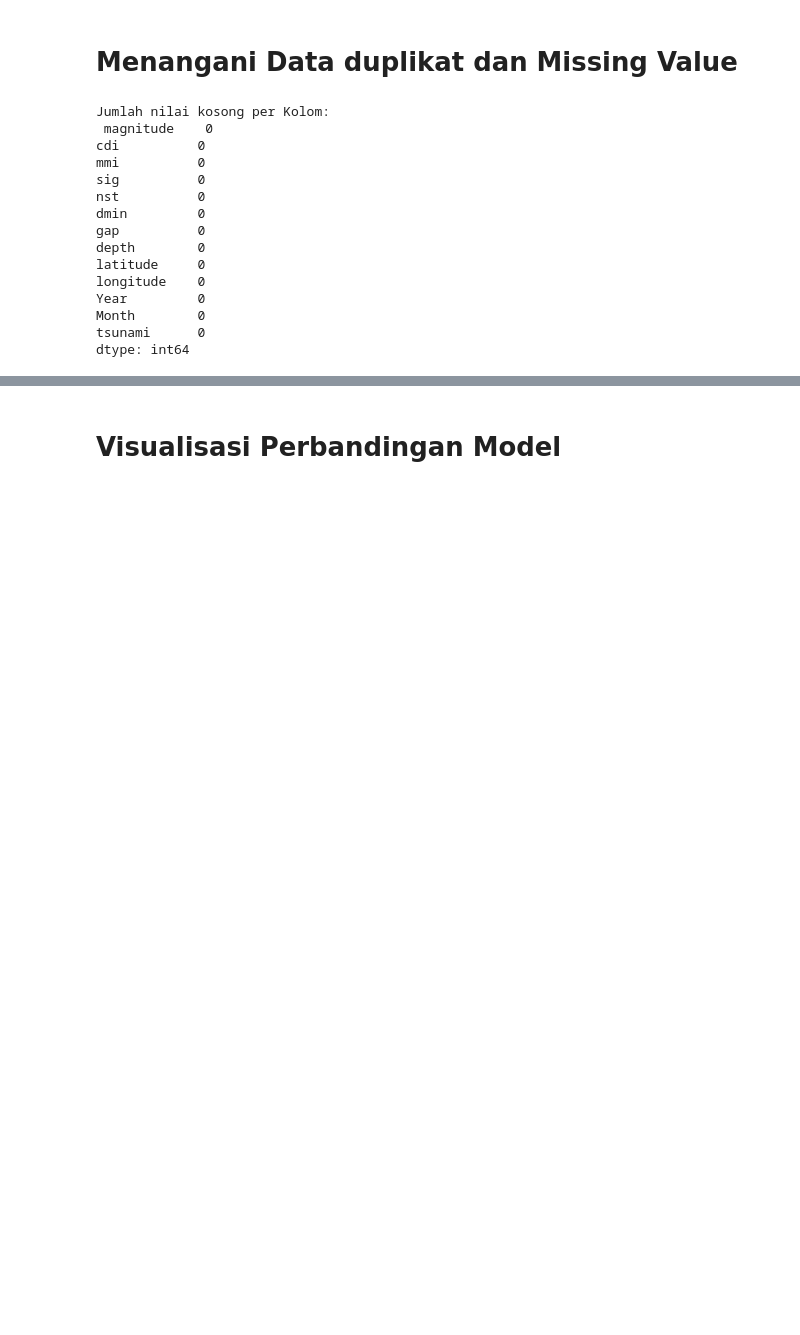
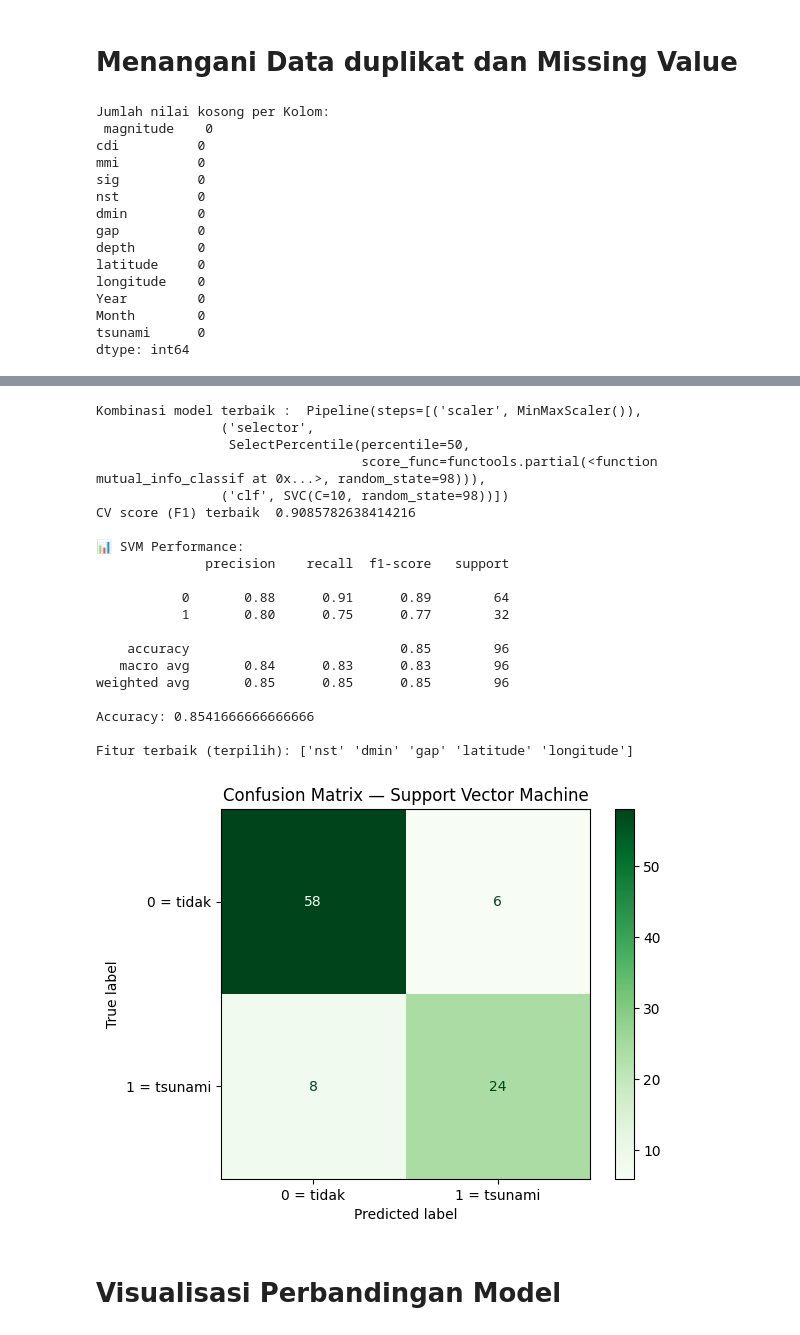
Before and after one commit to Yntzie/Projek-UTS-ML_A_KERAS, a Jupyter notebook: Notebook_KLASIFIKASI_A_KERAS_GBC_vs_SVM.ipynb, the cells around one changed output, grey strips where cells are left out. Saved outputs shown, nothing was run; the diff lists cells and outputs as text; code cells hidden in the pictures; blank space fills up the shorter version.

```diff
--- a/Notebook_KLASIFIKASI_A_KERAS_GBC_vs_SVM.ipynb
+++ b/Notebook_KLASIFIKASI_A_KERAS_GBC_vs_SVM.ipynb
@@ -258,3 +623,55 @@ Accuracy: 0.7643312101910829
+# %%
+best_svm = grid_svm.best_estimator_
+y_pred_svm = best_svm.predict(X_test)
+
+metrics_svm = {
+    "Accuracy": accuracy_score(y_test, y_pred_svm),
+    "Precision": precision_score(y_test, y_pred_svm),
+    "Recall": recall_score(y_test, y_pred_svm),
+    "F1-Score": f1_score(y_test, y_pred_svm)
+}
+
+print("Kombinasi model terbaik : ", best_svm)
+print("CV score (F1) terbaik ", grid_svm.best_score_)
+
+print("\n📊 SVM Performance:")
+print(classification_report(y_test, y_pred_svm))
+print("Accuracy:", accuracy_score(y_test, y_pred_svm))
+
+selector = best_svm.named_steps['selector']
+if hasattr(selector, 'get_support'):
+    mask = selector.get_support()
+    selected = np.array(X.columns)[mask]
+    print("\nFitur terbaik (terpilih):", selected)
+
+cm_svm = confusion_matrix(y_test, y_pred_svm)
+disp_svm = ConfusionMatrixDisplay(confusion_matrix=cm_svm,
+                                 display_labels=['0 = tidak','1 = tsunami'])
+disp_svm.plot(cmap=plt.cm.Greens)
+plt.title("Confusion Matrix — Support Vector Machine")
+plt.show()
+# %% [output]
+Kombinasi model terbaik :  Pipeline(steps=[('scaler', MinMaxScaler()),
+                ('selector',
+                 SelectPercentile(percentile=50,
+                                  score_func=functools.partial(<function mutual_info_classif at 0x...>, random_state=98))),
+                ('clf', SVC(C=10, random_state=98))])
+CV score (F1) terbaik  0.9085782638414216
+
+📊 SVM Performance:
+              precision    recall  f1-score   support
+
+           0       0.88      0.91      0.89        64
+           1       0.80      0.75      0.77        32
+
+    accuracy                           0.85        96
+   macro avg       0.84      0.83      0.83        96
+weighted avg       0.85      0.85      0.85        96
+
+Accuracy: 0.8541666666666666
+
+Fitur terbaik (terpilih): ['nst' 'dmin' 'gap' 'latitude' 'longitude']
+[figure, added]
 # %% [markdown]
 # Visualisasi Perbandingan Model
 # %%
```
Also changed, not shown: parts of 28 cells of this notebook.
